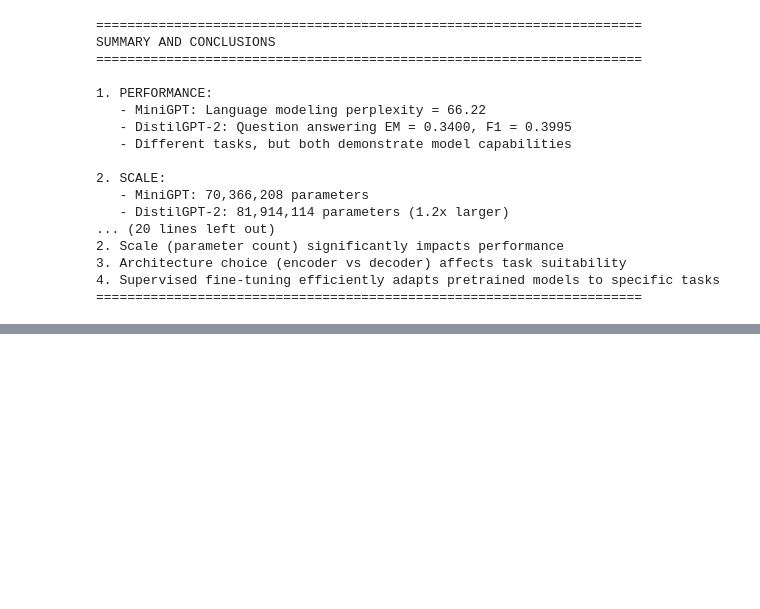
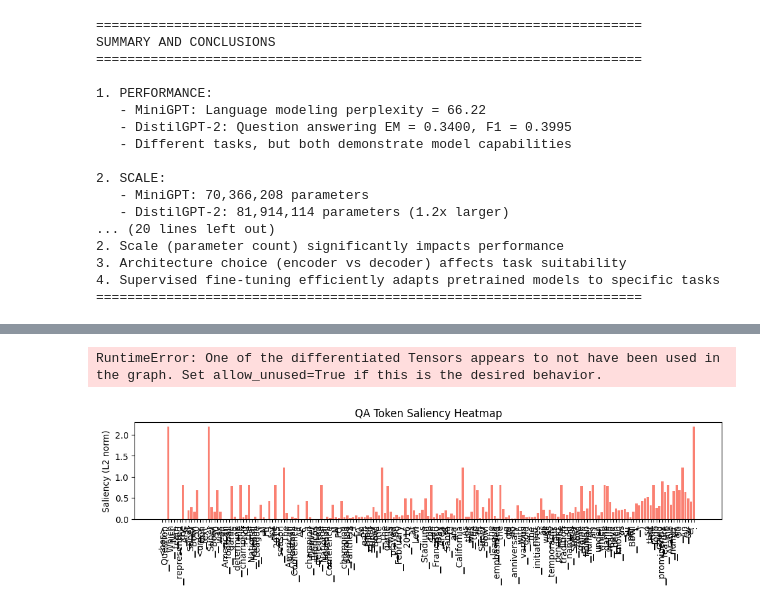
Before and after one commit to jorrynli/nlp-final, a Jupyter notebook: transformer.ipynb, the cells around one changed output, grey strips where cells are left out. Saved outputs shown, nothing was run; the diff lists cells and outputs as text; code cells hidden in the pictures; blank space fills up the shorter version.

```diff
--- a/transformer.ipynb
+++ b/transformer.ipynb
@@ -1109,0 +1439,20 @@ SUMMARY AND CONCLUSIONS
+# %%
+os.makedirs("qa_tokenizer_data", exist_ok=True)
+with open("qa_tokenizer_data/train.txt", "w", encoding="utf-8") as f:
+    f.write(train_qa_text)
+with open("qa_tokenizer_data/val.txt", "w", encoding="utf-8") as f:
+    f.write(val_qa_text)
+
+# Save to SentencePiece format if needed
+spm_model_prefix = "spm_model"
+with open("qa_tokenizer_data/train.txt", "r", encoding="utf-8") as f:
+    with open(f"{spm_model_prefix}.txt", "w", encoding="utf-8") as f_out:
+        f_out.write(f.read())
+
+# Load SentencePiece model
+sp = spm.SentencePieceProcessor()
+# Assuming you already trained a SentencePiece model separately
+# Otherwise use the ByteLevelBPETokenizer output
+# sp.load("spm_model.model")
+# For simplicity, we'll continue using the ByteLevelBPETokenizer
+tokenizer = tokenizer  # for consistency with your code
@@ -1109,0 +1708,43 @@ SUMMARY AND CONCLUSIONS
+# %%
+example = squad["validation"][0]
+tokens, saliency = compute_saliency(model, tokenizer, example)
+# %% [output]
+RuntimeError: One of the differentiated Tensors appears to not have been used in the graph. Set allow_unused=True if this is the desired behavior.
+# %%
+example = squad["validation"][0]
+prompt = f"Question: {example['question']} Context: {example['context']} Answer:"
+bos_id = tokenizer.PieceToId("<bos>")
+input_ids = torch.tensor([[bos_id] + tokenizer.encode(prompt, out_type=int)], device=DEVICE)
+
+# Ensure embedding weights require grad
+model.token_emb.weight.requires_grad_(True)
+
+# Forward
+logits, _ = model(input_ids)
+logits = logits[:, -1, :]
+pred_token_id = torch.argmax(logits, dim=-1)
+score = logits[0, pred_token_id]
+
+# Compute gradients w.r.t embedding weights
+grads = torch.autograd.grad(
+    outputs=score,
+    inputs=model.token_emb.weight,
+    retain_graph=False,
+    only_inputs=True,
+    allow_unused=True
+)[0]
+
+# Gather gradients for input tokens
+grads_tokens = grads[input_ids[0]]  # (T, d_model)
+saliency = grads_tokens.norm(dim=-1).cpu().numpy()
+
+tokens = [tokenizer.IdToPiece(id) for id in input_ids[0].tolist()]
+
+plt.figure(figsize=(12,2))
+plt.bar(range(len(tokens)), saliency, color='salmon')
+plt.xticks(range(len(tokens)), tokens, rotation=90, fontsize=10)
+plt.ylabel('Saliency (L2 norm)')
+plt.title('QA Token Saliency Heatmap')
+plt.show()
+# %% [output]
+[figure, added]
```
Also changed, not shown: parts of 34 cells of this notebook.
